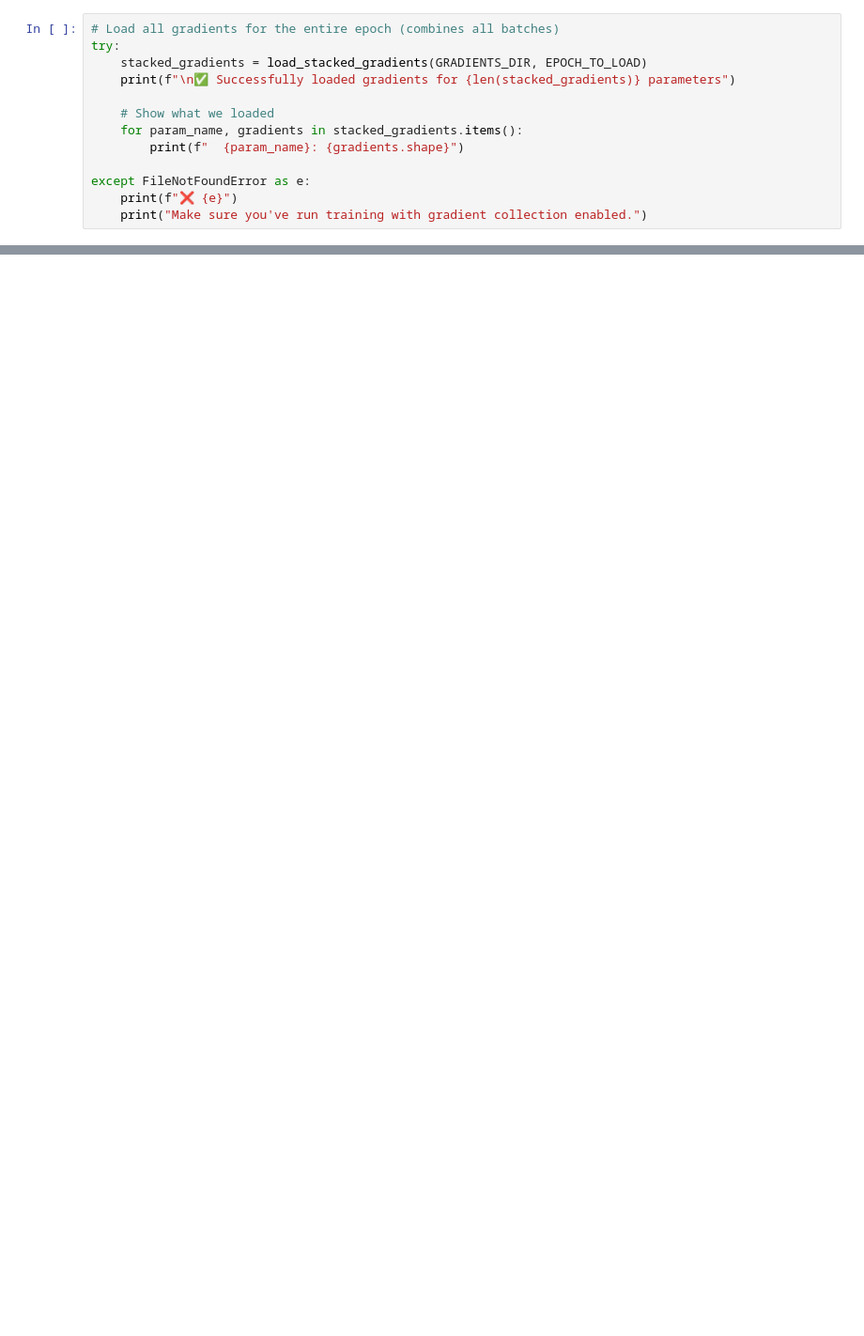
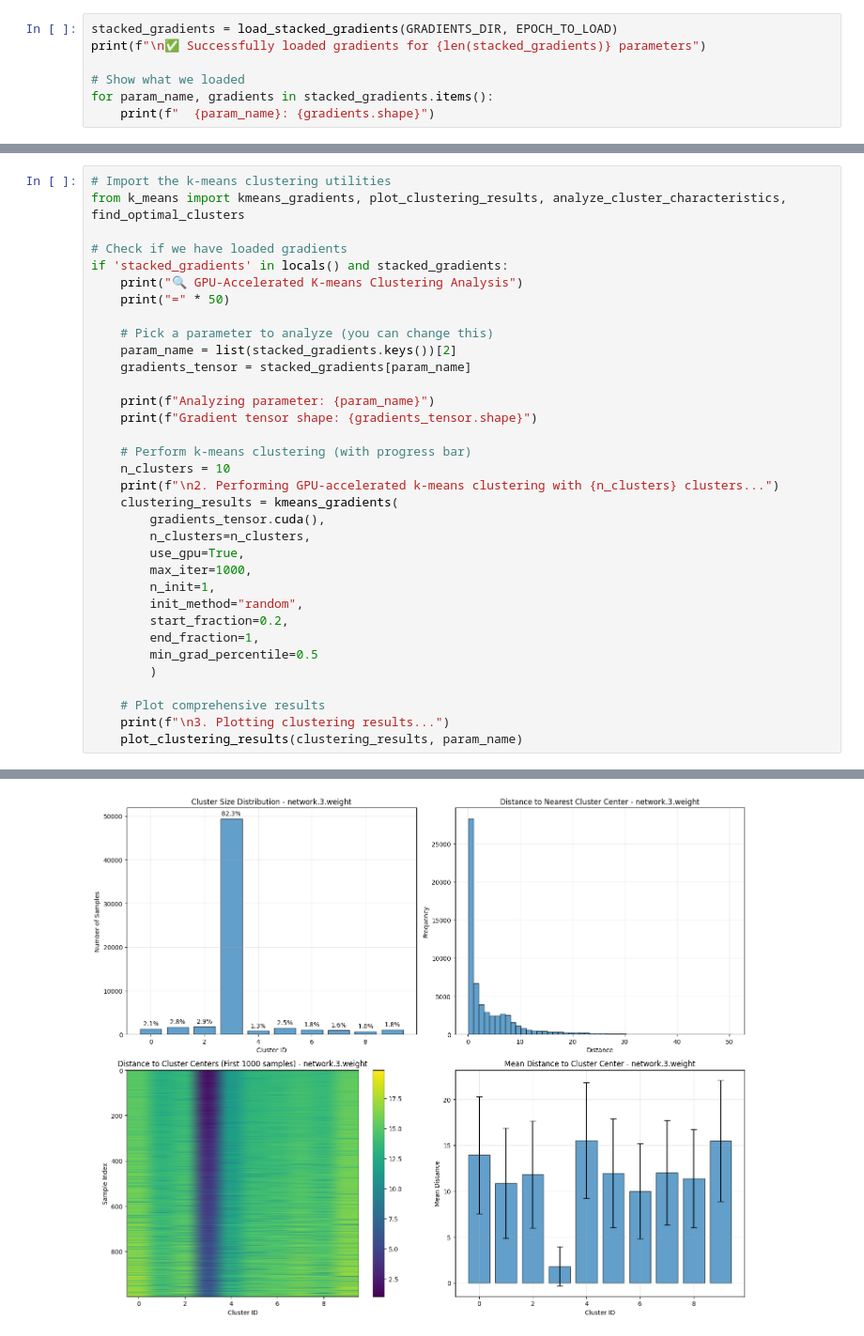
Before and after one commit to jacobcd52/shard_discovery, a Jupyter notebook: inspect_gradients.ipynb, the cells around one changed output, grey strips where cells are left out. Shown: that part at 94% size. Drawn from its saved outputs; the diff is of its cells as text; blank space fills up the shorter version.

Commit message:
kmeans

```diff
--- a/inspect_gradients.ipynb
+++ b/inspect_gradients.ipynb
@@ -19,16 +22,10 @@ Epoch: 0
 # %%
-# Load all gradients for the entire epoch (combines all batches)
-try:
-    stacked_gradients = load_stacked_gradients(GRADIENTS_DIR, EPOCH_TO_LOAD)
-    print(f"\n✅ Successfully loaded gradients for {len(stacked_gradients)} parameters")
+stacked_gradients = load_stacked_gradients(GRADIENTS_DIR, EPOCH_TO_LOAD)
+print(f"\n✅ Successfully loaded gradients for {len(stacked_gradients)} parameters")
 
-    # Show what we loaded
-    for param_name, gradients in stacked_gradients.items():
-        print(f"  {param_name}: {gradients.shape}")
-
-except FileNotFoundError as e:
-    print(f"❌ {e}")
-    print("Make sure you've run training with gradient collection enabled.")
+# Show what we loaded
+for param_name, gradients in stacked_gradients.items():
+    print(f"  {param_name}: {gradients.shape}")
 # %% [output]
 Loaded metadata: {'epoch': 0, 'batch_idx': 937, 'total_samples': 32, 'parameter_names': ['network.0.weight', 'network.0.bias', 'network.3.weight', 'network.3.bias']}
 Found 3752 gradient files
@@ -35,0 +45,35 @@ Concatenating gradients from all batches...
+# %%
+# Import the k-means clustering utilities
+from k_means import kmeans_gradients, plot_clustering_results, analyze_cluster_characteristics, find_optimal_clusters
+
+# Check if we have loaded gradients
+if 'stacked_gradients' in locals() and stacked_gradients:
+    print("🔍 GPU-Accelerated K-means Clustering Analysis")
+    print("=" * 50)
+
+    # Pick a parameter to analyze (you can change this)
+    param_name = list(stacked_gradients.keys())[2]
+    gradients_tensor = stacked_gradients[param_name]
+
+    print(f"Analyzing parameter: {param_name}")
+    print(f"Gradient tensor shape: {gradients_tensor.shape}")
+
+    # Perform k-means clustering (with progress bar)
+    n_clusters = 10
+    print(f"\n2. Performing GPU-accelerated k-means clustering with {n_clusters} clusters...")
+    clustering_results = kmeans_gradients(
+        gradients_tensor.cuda(),
+        n_clusters=n_clusters,
+        use_gpu=True,
+        max_iter=1000,
+        n_init=1,
+        init_method="random",
+        start_fraction=0.2,
+        end_fraction=1,
+        min_grad_percentile=0.5
+        )
+
+    # Plot comprehensive results
+    print(f"\n3. Plotting clustering results...")
+    plot_clustering_results(clustering_results, param_name)
+# %% [output]
@@ -35,0 +108 @@ Concatenating gradients from all batches...
+[figure, added]
```
Also changed, not shown: parts of 5 cells of this notebook, 8 other files.
